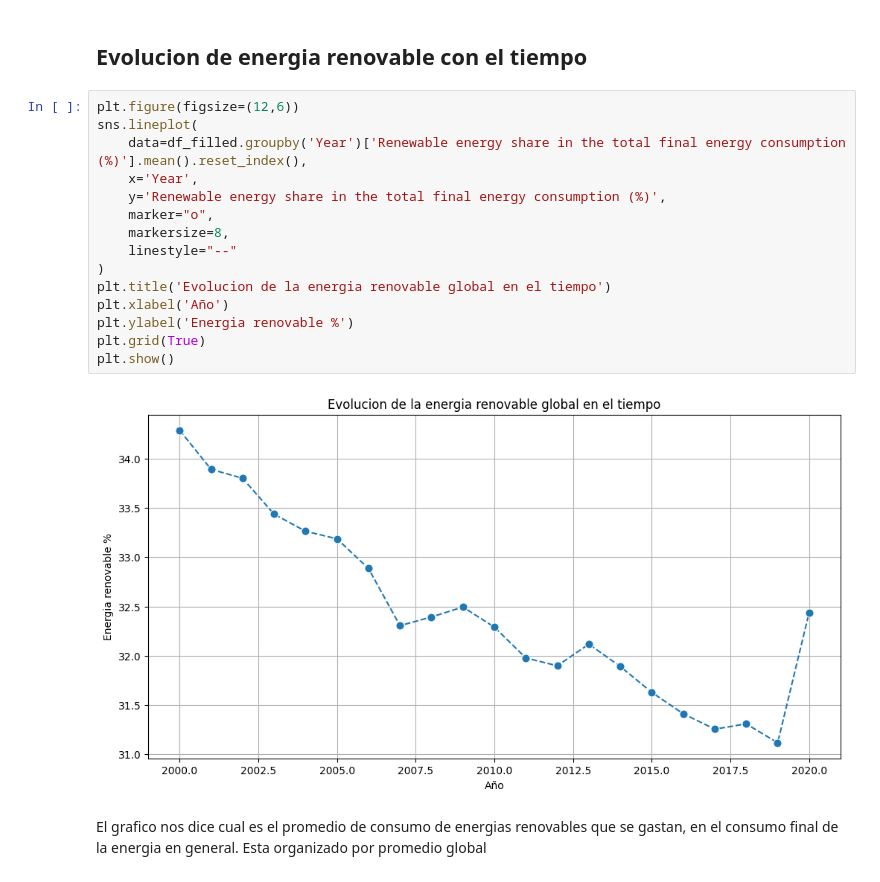
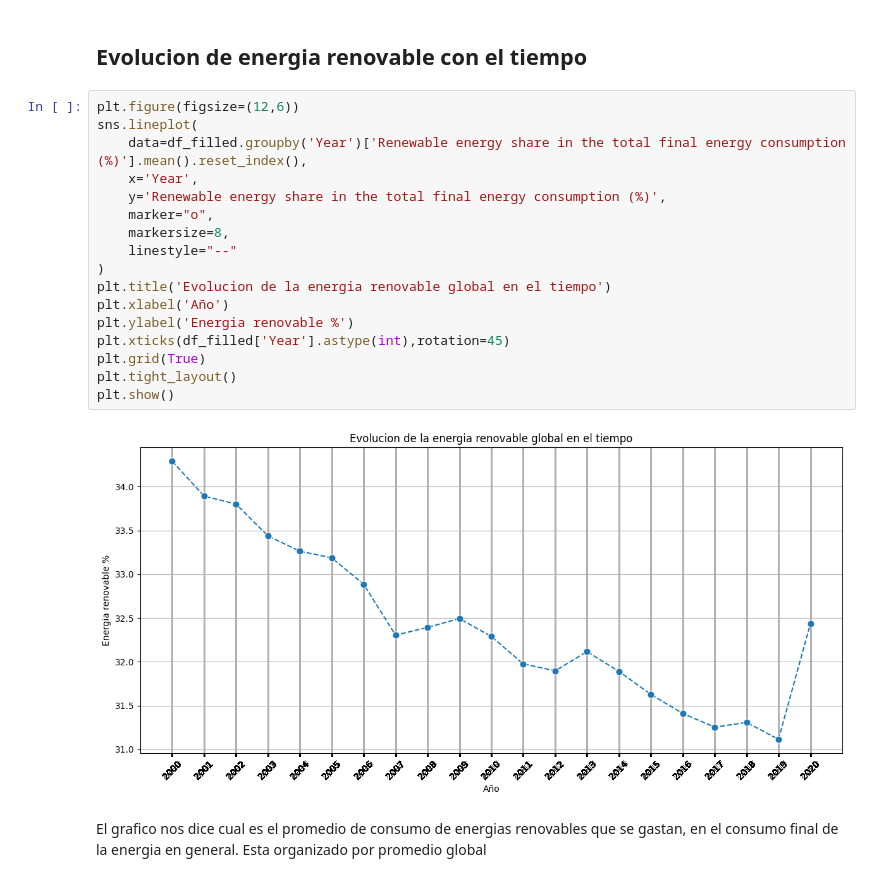
Before and after one commit to juanejd/prediction-model-renewable-energy, a Jupyter notebook: ADA_ML_LR.ipynb, the cells around one changed output. Saved outputs shown, nothing was run; the diff lists cells and outputs as text.

```diff
--- a/ADA_ML_LR.ipynb
+++ b/ADA_ML_LR.ipynb
@@ -371,20 +371,22 @@ plt.show()
 # %%
 plt.figure(figsize=(12,6))
 sns.lineplot(
     data=df_filled.groupby('Year')['Renewable energy share in the total final energy consumption (%)'].mean().reset_index(),
     x='Year',
     y='Renewable energy share in the total final energy consumption (%)',
     marker="o",
     markersize=8,
     linestyle="--"
 )
 plt.title('Evolucion de la energia renovable global en el tiempo')
 plt.xlabel('Año')
 plt.ylabel('Energia renovable %')
+plt.xticks(df_filled['Year'].astype(int),rotation=45)
 plt.grid(True)
+plt.tight_layout()
 plt.show()
 # %% [output]
-[figure, old version]
+[figure, new version]
 # %% [markdown]
 El grafico nos dice cual es el promedio de consumo de energias renovables que se gastan, en el consumo final de la energia en general.
 Esta organizado por promedio global
```
Also changed, not shown: parts of 1 cell of this notebook.
